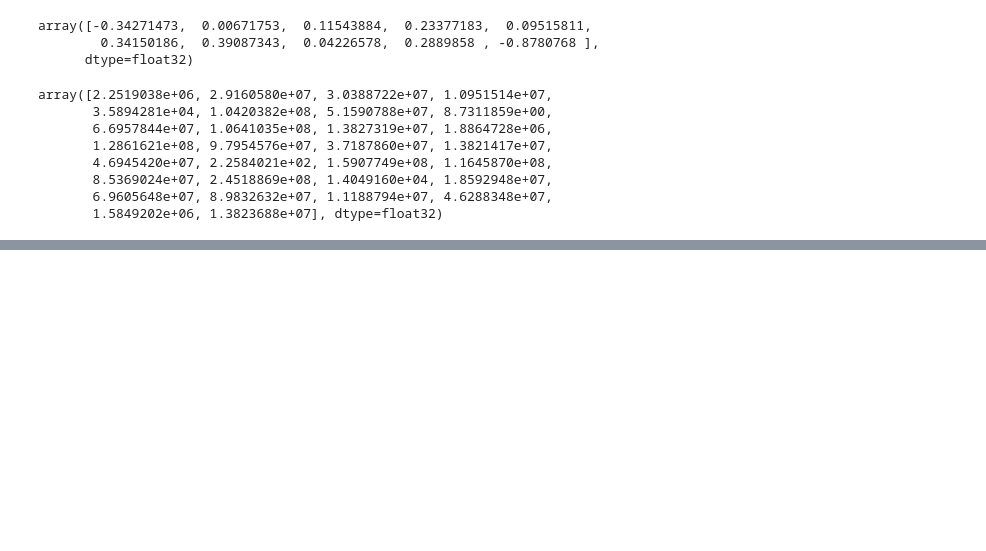
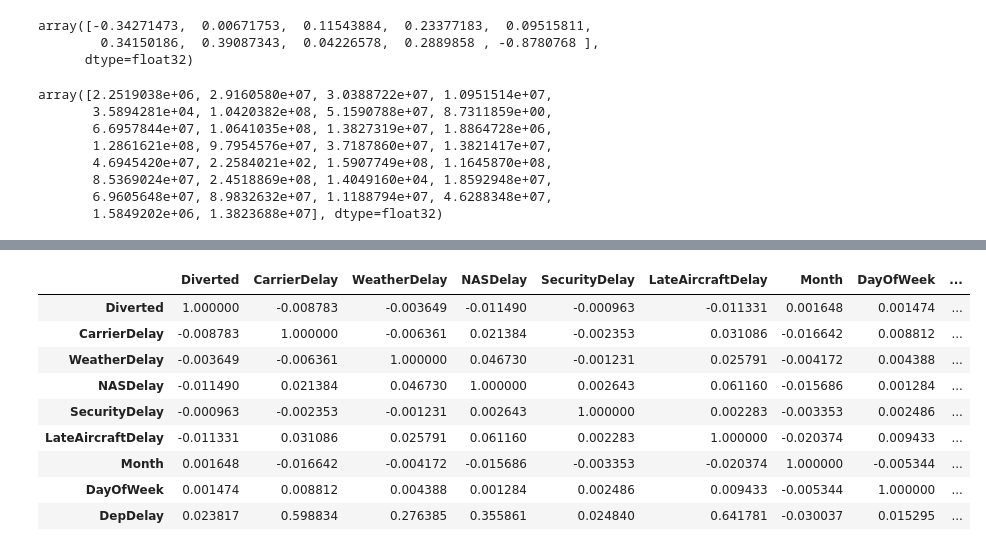
Before and after one commit to srihari4mbatech/IGT_assignment, a Jupyter notebook: IGT_delay_prediction.ipynb, the cells around one changed output, grey strips where cells are left out. Drawn from its saved outputs; the diff is of its cells as text; code cells hidden in the pictures; blank space fills up the shorter version.

```diff
--- a/IGT_delay_prediction.ipynb
+++ b/IGT_delay_prediction.ipynb
@@ -209,0 +219,13 @@ array([2.2519038e+06, 2.9160580e+07, 3.0388722e+07, 1.0951514e+07,
+# %%
+main_df_req1.corr()
+# %% [output]
+|  | Diverted | CarrierDelay | WeatherDelay | NASDelay | SecurityDelay | LateAircraftDelay | Month | DayOfWeek | ... |
+| Diverted | 1.000000 | -0.008783 | -0.003649 | -0.011490 | -0.000963 | -0.011331 | 0.001648 | 0.001474 | ... |
+| CarrierDelay | -0.008783 | 1.000000 | -0.006361 | 0.021384 | -0.002353 | 0.031086 | -0.016642 | 0.008812 | ... |
+| WeatherDelay | -0.003649 | -0.006361 | 1.000000 | 0.046730 | -0.001231 | 0.025791 | -0.004172 | 0.004388 | ... |
+| NASDelay | -0.011490 | 0.021384 | 0.046730 | 1.000000 | 0.002643 | 0.061160 | -0.015686 | 0.001284 | ... |
+| SecurityDelay | -0.000963 | -0.002353 | -0.001231 | 0.002643 | 1.000000 | 0.002283 | -0.003353 | 0.002486 | ... |
+| LateAircraftDelay | -0.011331 | 0.031086 | 0.025791 | 0.061160 | 0.002283 | 1.000000 | -0.020374 | 0.009433 | ... |
+| Month | 0.001648 | -0.016642 | -0.004172 | -0.015686 | -0.003353 | -0.020374 | 1.000000 | -0.005344 | ... |
+| DayOfWeek | 0.001474 | 0.008812 | 0.004388 | 0.001284 | 0.002486 | 0.009433 | -0.005344 | 1.000000 | ... |
+| DepDelay | 0.023817 | 0.598834 | 0.276385 | 0.355861 | 0.024840 | 0.641781 | -0.030037 | 0.015295 | ... |
```
Also changed, not shown: parts of 8 cells of this notebook, 2 other files.
